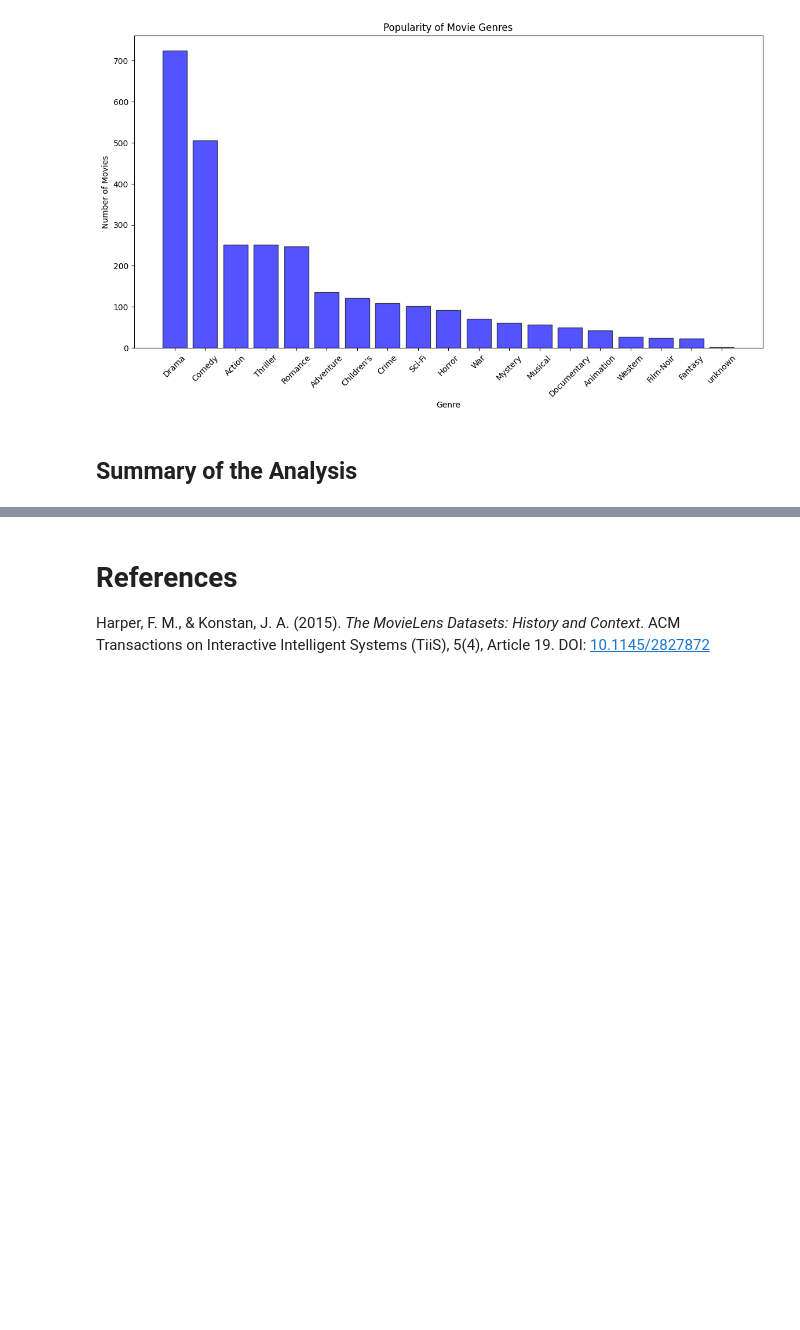
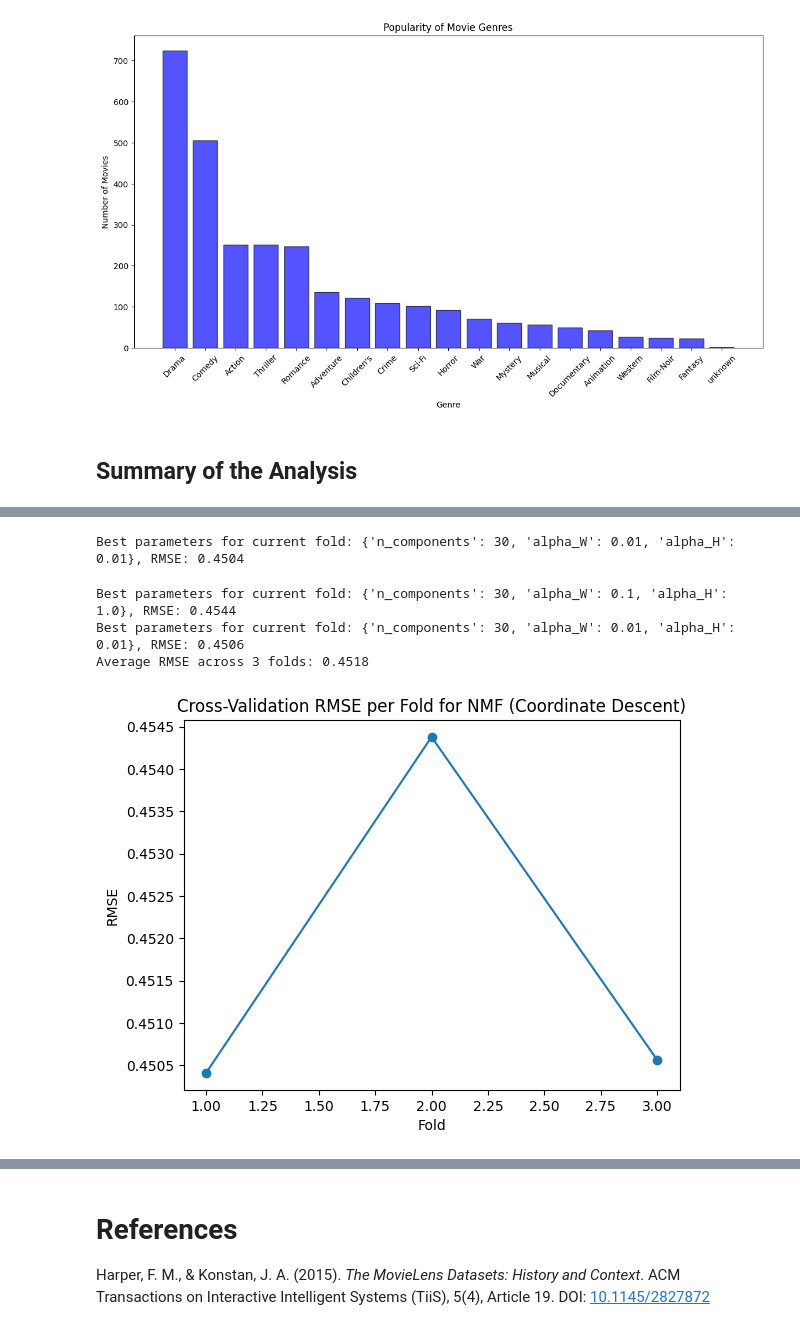
Before and after one commit to moOritzl/bachelorpraktikum-applied-machine-learning, a Jupyter notebook: Week_08/Recommender_Systems_Matrix_Factorization.ipynb, the cells around one changed output, grey strips where cells are left out. Drawn from its saved outputs; the diff is of its cells as text; code cells hidden in the pictures; blank space fills up the shorter version.

```diff
--- a/Week_08/Recommender_Systems_Matrix_Factorization.ipynb
+++ b/Week_08/Recommender_Systems_Matrix_Factorization.ipynb
@@ -353,0 +381,3 @@ Converged at epoch 74.
+# %%
+scaler = MinMaxScaler()
+ratings_matrix_normalized = scaler.fit_transform(ratings_matrix)
@@ -353,0 +434,7 @@ Converged at epoch 74.
+# %%
+num_factors = [10, 20]
+learning_rates = [0.001, 0.01]
+reg_params = [0.01, 0.1]
+
+best_params, best_rmse = grid_search_hyperparams(ratings_matrix_normalized, num_factors, learning_rates, reg_params)
+print(f'Best Parameters: {best_params}, Best RMSE: {best_rmse}')
@@ -353,0 +471,65 @@ Converged at epoch 74.
+# %%
+def calculate_rmse(true_matrix, predicted_matrix):
+    mask = true_matrix > 0
+    masked_true = true_matrix[mask]
+    masked_predicted = predicted_matrix[mask]
+
+    return np.sqrt(mean_squared_error(masked_true, masked_predicted))
+
+
+param_grid = {
+    'n_components': [10, 20, 30],
+    'alpha_W': [0.01, 0.1, 1.0],
+    'alpha_H': [0.01, 0.1, 1.0]
+}
+
+kf = KFold(n_splits=3, shuffle=True, random_state=69)
+cv_results = []
+
+for train_index, test_index in kf.split(ratings_matrix_normalized):
+    train_matrix, test_matrix = ratings_matrix_normalized[train_index], ratings_matrix_normalized[test_index]
+
+    best_rmse = float('inf')
+    best_params = None
+
+    for n_components in param_grid['n_components']:
+        for alpha_W in param_grid['alpha_W']:
+            for alpha_H in param_grid['alpha_H']:
+                nmf = NMF(n_components=n_components, random_state=420, solver='cd', alpha_W=alpha_W,
+                          alpha_H=alpha_H, max_iter=750)
+
+                W_train = nmf.fit_transform(train_matrix)  # (n_train_users, n_components)
+                H = nmf.components_  # (n_components, n_items)
+
+                W_test = np.linalg.lstsq(H.T, test_matrix.T, rcond=None)[0].T  # (n_test_users, n_components)
+
+                predicted_matrix = W_test @ H  # (n_test_users, n_items)
+
+                rmse = calculate_rmse(test_matrix, predicted_matrix)
+
+                if rmse < best_rmse:
+                    best_rmse = rmse
+                    best_params = {
+                        'n_components': n_components,
+                        'alpha_W': alpha_W,
+                        'alpha_H': alpha_H
+                    }
+
+    print(f'Best parameters for current fold: {best_params}, RMSE: {best_rmse:.4f}')
+    cv_results.append(best_rmse)
+
+average_rmse = np.mean(cv_results)
+print(f'Average RMSE across 3 folds: {average_rmse:.4f}')
+
+folds = range(1, 4)
+plt.plot(folds, cv_results, marker='o')
+plt.xlabel('Fold')
+plt.ylabel('RMSE')
+plt.title('Cross-Validation RMSE per Fold for NMF (Coordinate Descent)')
+plt.show()
+# %% [output]
+Best parameters for current fold: {'n_components': 30, 'alpha_W': 0.01, 'alpha_H': 0.01}, RMSE: 0.4504
+Best parameters for current fold: {'n_components': 30, 'alpha_W': 0.1, 'alpha_H': 1.0}, RMSE: 0.4544
+Best parameters for current fold: {'n_components': 30, 'alpha_W': 0.01, 'alpha_H': 0.01}, RMSE: 0.4506
+Average RMSE across 3 folds: 0.4518
+[figure, added]
```
Also changed, not shown: parts of 11 cells of this notebook.
